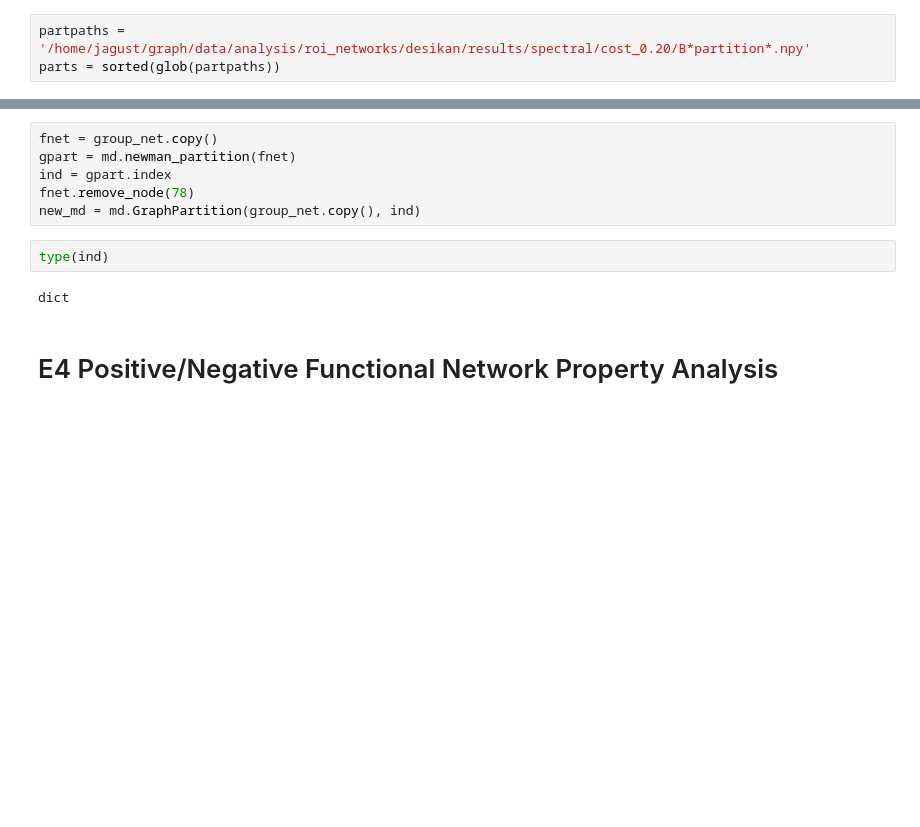
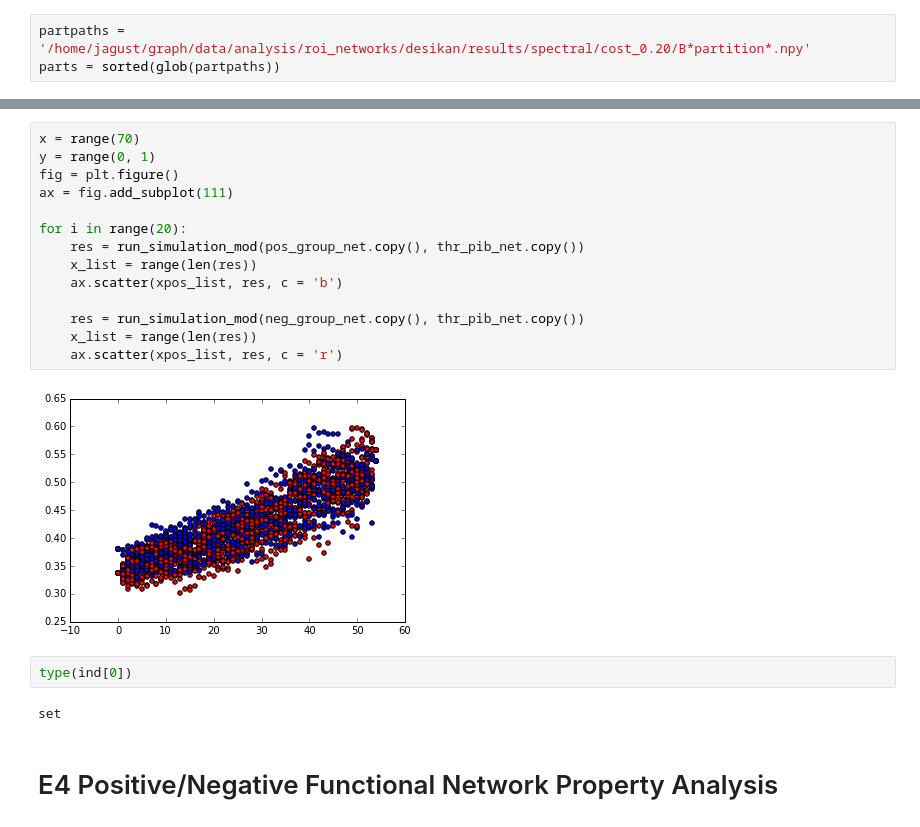
Before and after one commit to dinodigma/research, a Jupyter notebook: dino_surf15.ipynb, the cells around one changed output, grey strips where cells are left out. Cells and saved outputs as stored; diff of their text form; blank space fills up the shorter version.

```diff
--- a/dino_surf15.ipynb
+++ b/dino_surf15.ipynb
@@ -652,13 +637,23 @@ IndexError: index 78 is out of bounds for axis 0 with size 78
-# %%
-fnet = group_net.copy()
-gpart = md.newman_partition(fnet)
-ind = gpart.index
-fnet.remove_node(78)
-new_md = md.GraphPartition(group_net.copy(), ind)
+# %%
+x = range(70)
+y = range(0, 1)
+fig = plt.figure()
+ax = fig.add_subplot(111)
+
+for i in range(20):
+    res = run_simulation_mod(pos_group_net.copy(), thr_pib_net.copy())
+    x_list = range(len(res))
+    ax.scatter(xpos_list, res, c = 'b')
+
+    res = run_simulation_mod(neg_group_net.copy(), thr_pib_net.copy())
+    x_list = range(len(res))
+    ax.scatter(xpos_list, res, c = 'r')
+# %% [output]
+[figure, added]
 # %%
-type(ind)
+type(ind[0])
 # %% [output]
-dict
+set
 # %% [markdown]
 # E4 Positive/Negative Functional Network Property Analysis
 # %%
```
Also changed, not shown: parts of 2 cells of this notebook.
